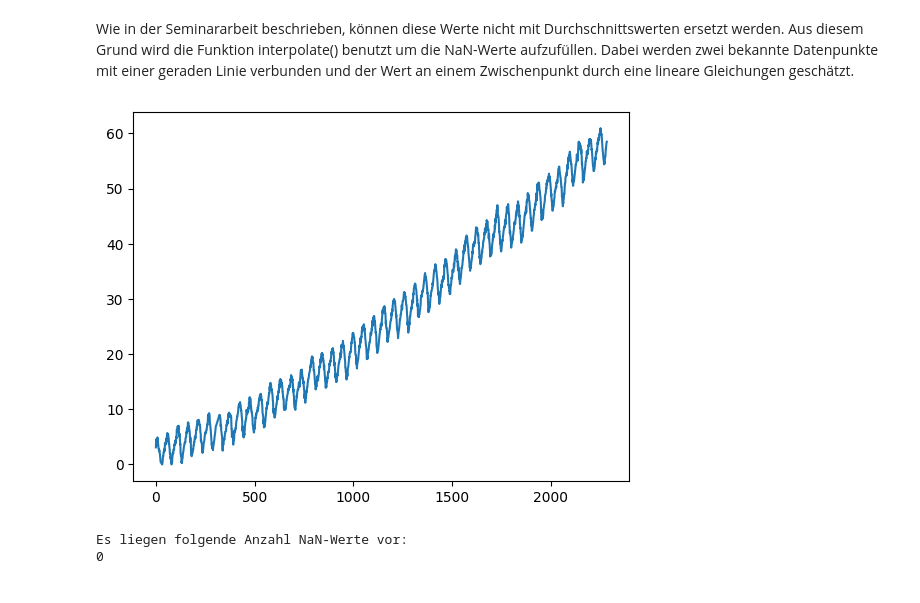
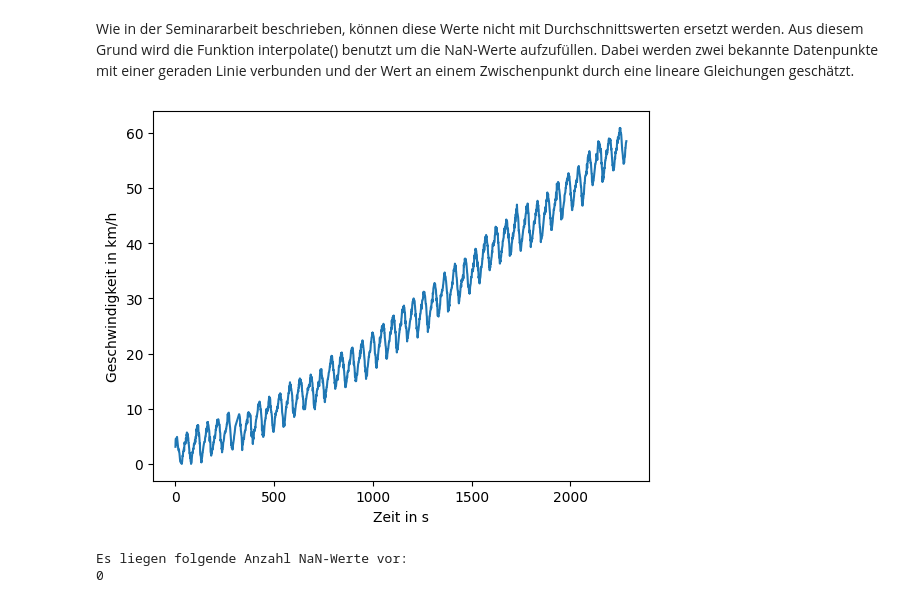
Before and after one commit to Maximus0203/DataWarehouse, a Jupyter notebook: Code.ipynb, the cells around one changed output. Cells and saved outputs as stored; diff of their text form; code cells hidden in the pictures.

```diff
--- a/Code.ipynb
+++ b/Code.ipynb
@@ -106,10 +106,12 @@ car_data_random_forest = car_data_random_forest.fillna(car_data_random_forest.in
 Wie in der Seminararbeit beschrieben, können diese Werte nicht mit Durchschnittswerten ersetzt werden. Aus diesem Grund wird die Funktion interpolate() benutzt um die NaN-Werte aufzufüllen. Dabei werden zwei bekannte Datenpunkte mit einer geraden Linie verbunden und der Wert an einem Zwischenpunkt durch eine lineare Gleichungen geschätzt.
 # %%
 car_data.plot()
+plt.ylabel('Geschwindigkeit in km/h')
+plt.xlabel('Zeit in s')
 plt.savefig('pictures/Datenvorbereitung/car_data_ohneNaN.pdf')
 plt.show()
 # %% [output]
-[figure, old version]
+[figure, new version]
 # %%
 # anzahl der Nan Werte
 print("Es liegen folgende Anzahl NaN-Werte vor:")
```
Also changed, not shown: parts of 4 cells of this notebook, 6 other files.
